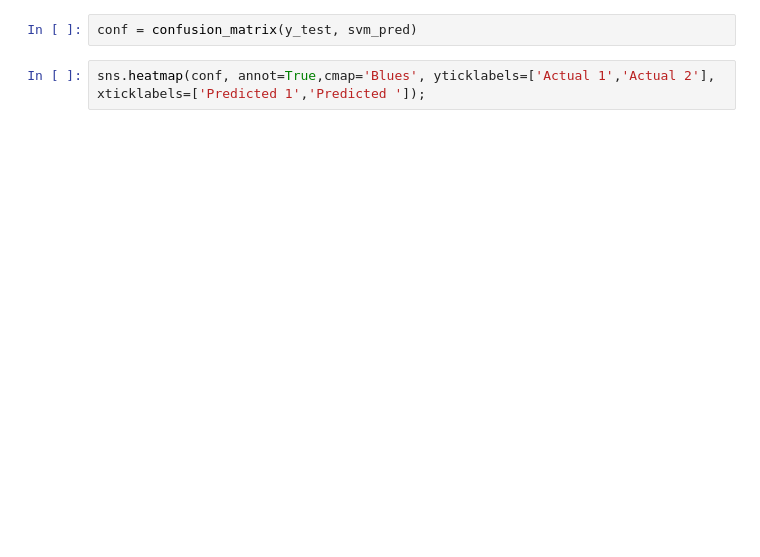
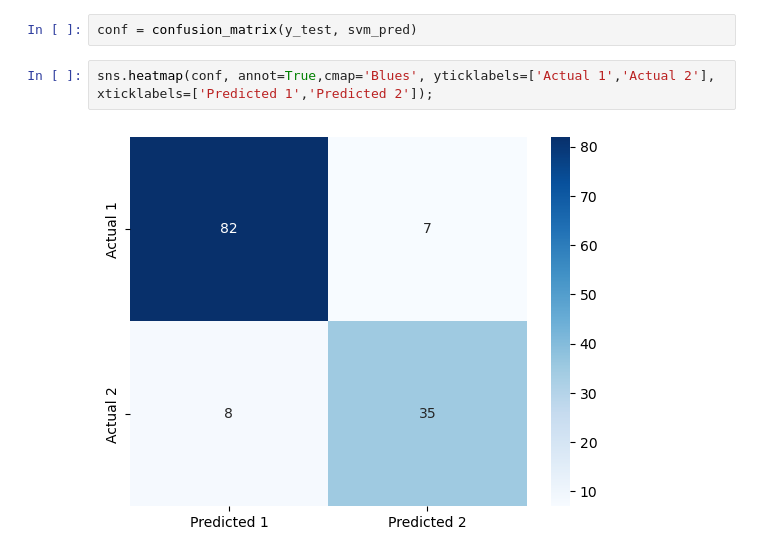
Before and after one commit to maguraaron/bigdata, a Jupyter notebook: Magura_Aron_projekt.ipynb, the cells around one changed output. Saved outputs shown, nothing was run; the diff lists cells and outputs as text; blank space fills up the shorter version.

```diff
--- a/Magura_Aron_projekt.ipynb
+++ b/Magura_Aron_projekt.ipynb
@@ -483,6 +511,8 @@ print("Train accuracy:",train_acc)
 # %%
 conf = confusion_matrix(y_test, svm_pred)
 # %%
-sns.heatmap(conf, annot=True,cmap='Blues', yticklabels=['Actual 1','Actual 2'], xticklabels=['Predicted 1','Predicted ']);
+sns.heatmap(conf, annot=True,cmap='Blues', yticklabels=['Actual 1','Actual 2'], xticklabels=['Predicted 1','Predicted 2']);
+# %% [output]
+[figure, added]
 # %%
 metrics.mean_squared_error(y_test, svm_pred)
```
Also changed, not shown: parts of 12 cells of this notebook.
